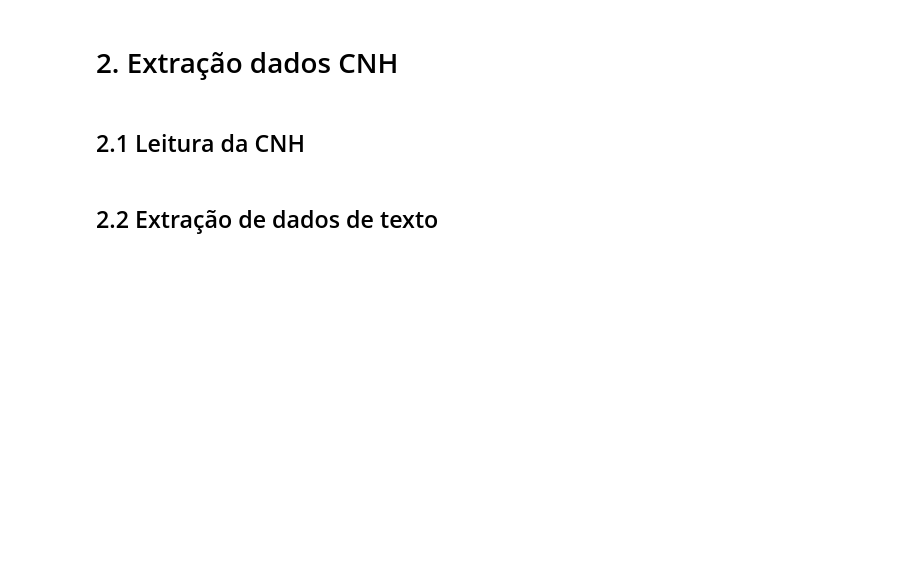
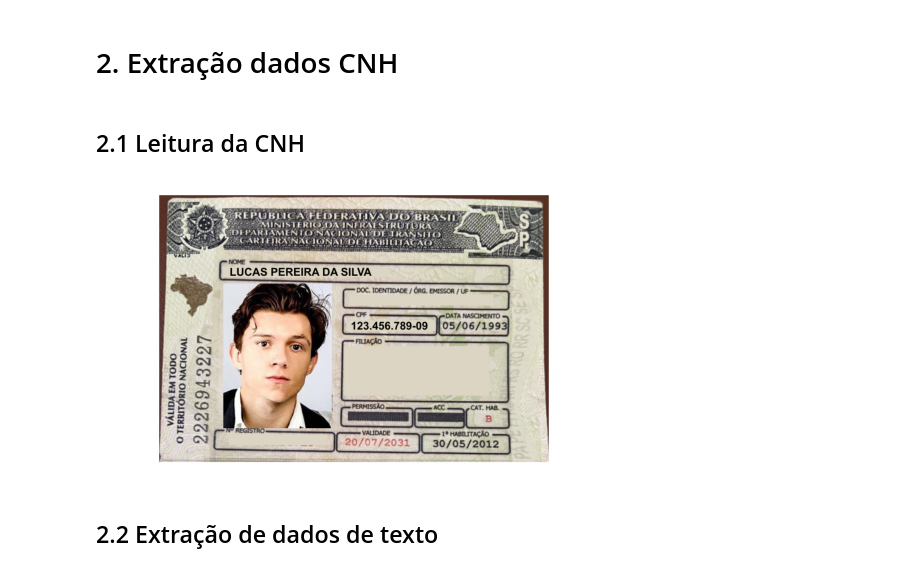
Before and after one commit to jef-santos/9DTSR_cognitive_environments, a Jupyter notebook: notebooks/notebook.ipynb, the cells around one changed output. Cells and saved outputs as stored; diff of their text form; code cells hidden in the pictures; blank space fills up the shorter version.

```diff
--- a/notebooks/notebook.ipynb
+++ b/notebooks/notebook.ipynb
@@ -25,11 +25,13 @@ def mostrar_imagem(imagem, titulo=""):
 ## 2.1 Leitura da CNH
 # %%
 # Carregar Imagem da CNH
-with open("../data/raw/cnh.png", "rb") as image_file:
+with open("../data/raw/cnh1.png", "rb") as image_file:
     imagem_cnh_bytes = image_file.read()
 
 imagem_pil = Image.open(io.BytesIO(imagem_cnh_bytes))
 mostrar_imagem(imagem_pil)
+# %% [output]
+[figure, added]
 # %% [markdown]
 ## 2.2 Extração de dados de texto
 # %%
```
Also changed, not shown: parts of 10 cells of this notebook, 1 other file.
